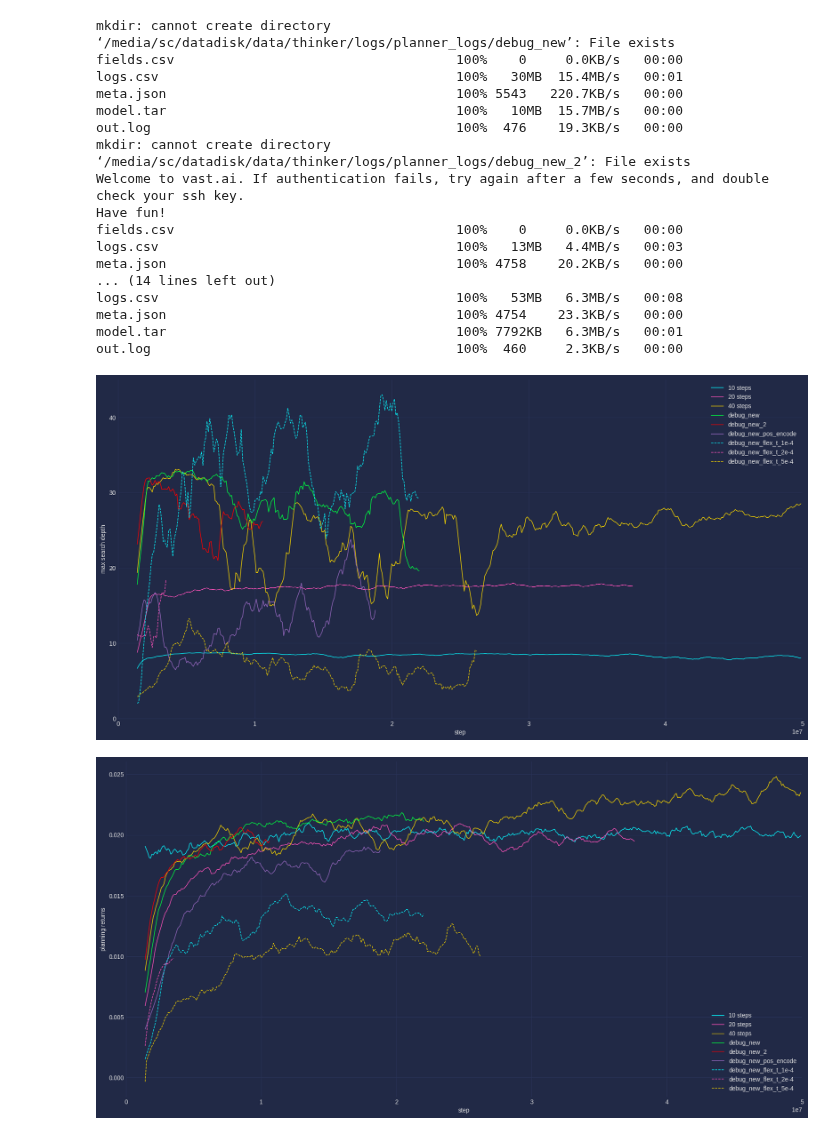
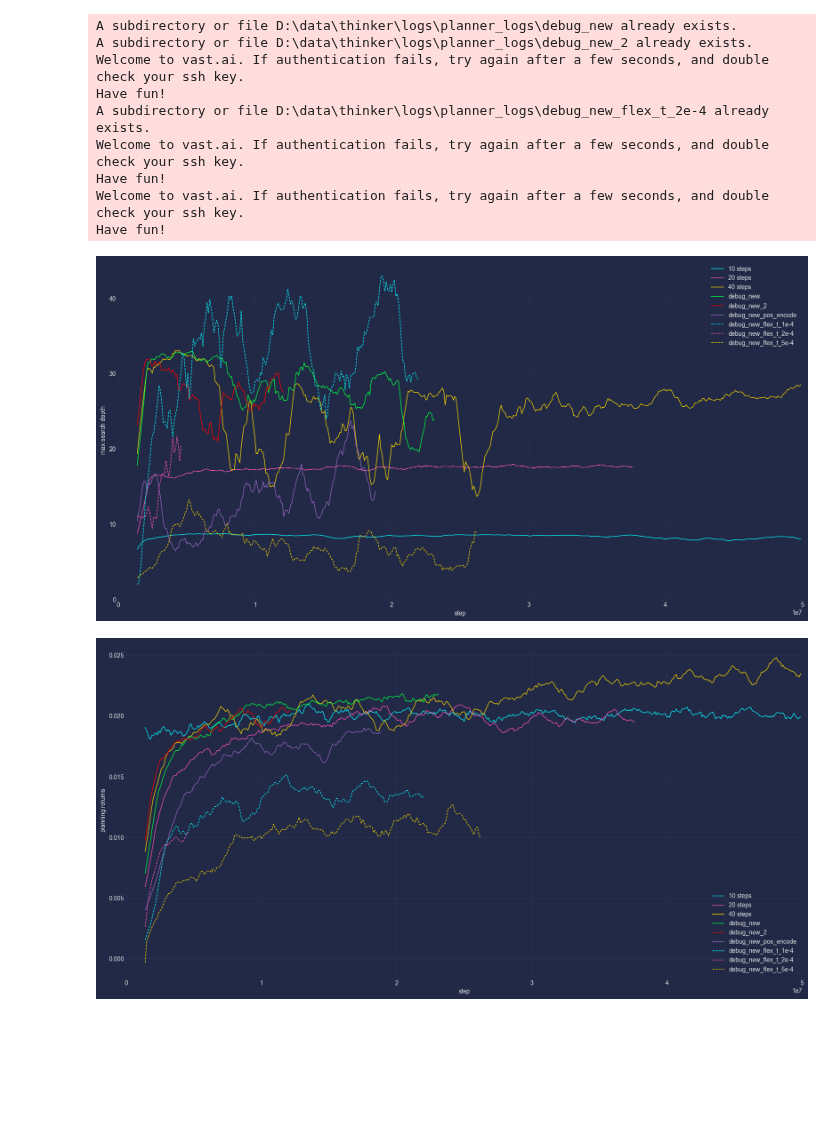
Before and after one commit to tuphs28/thinker_private_planning, a Jupyter notebook: plot.ipynb, the cells around one changed output. Drawn from its saved outputs; the diff is of its cells as text; code cells hidden in the pictures; blank space fills up the shorter version.

```diff
--- a/plot.ipynb
+++ b/plot.ipynb
@@ -160,49 +160,41 @@ def add_plan_step(stats):
 %matplotlib inline
 #%matplotlib qt
 
-dir = "/media/sc/datadisk/data/thinker/logs/planner_logs"
-#dir = "D:\\data\\thinker\\logs\\planner_logs"
+#dir = "/media/sc/datadisk/data/thinker/logs/planner_logs"
+dir = "D:\\data\\thinker\\logs\\planner_logs"
 download(dir, refresh=True, load=False)
 
 #style = None
 style = "cyberpunk"
 figsize = (20, 10)
 
 plot_dict = {
    "alstm_3_1_rec_n_10_rei_aug2_clip_mem1_imcost_1_perfect_treecarry_threscarry": "10 steps",
    "alstm_3_1_rec_n_20_rei_aug2_clip_mem1_imcost_1_perfect_treecarry_threscarry": "20 steps",
    "alstm_3_1_rec_n_40_rei_aug2_clip_mem1_imcost_1_perfect_treecarry_threscarry": "40 steps",
    "debug_new": "debug_new",
    "debug_new_2": "debug_new_2",
    "debug_new_pos_encode": "debug_new_pos_encode",
    "debug_new_flex_t_1e-4": "debug_new_flex_t_1e-4",
    "debug_new_flex_t_2e-4": "debug_new_flex_t_2e-4",
    "debug_new_flex_t_5e-4": "debug_new_flex_t_5e-4"
 }
 
 all_stats = download(dir, refresh=False, load=True, load_runs=plot_dict.keys())
 
 plot(all_stats, "max_rollout_depth", plot_dict, baseline=0, mv_avg=15, xlim=int(5e7), style=style, figsize=figsize)
 plot(all_stats, "rmean_im_episode_return", plot_dict, baseline=0, mv_avg=15, xlim=int(5e7), style=style, figsize=figsize)
 plot(all_stats, "mean_plan_step", plot_dict, baseline=0, mv_avg=15, xlim=int(5e7), style=style, figsize=figsize)
 plot(all_stats, "eps_ret", plot_dict, mv_avg=10, baseline=2, xlim=int(5e7), style=style, figsize=figsize)
 # %% [output]
-mkdir: cannot create directory ‘/media/sc/datadisk/data/thinker/logs/planner_logs/debug_new’: File exists
-fields.csv                                    100%    0     0.0KB/s   00:00
-logs.csv                                      100%   30MB  15.4MB/s   00:01
-meta.json                                     100% 5543   220.7KB/s   00:00
-model.tar                                     100%   10MB  15.7MB/s   00:00
-out.log                                       100%  476    19.3KB/s   00:00
-mkdir: cannot create directory ‘/media/sc/datadisk/data/thinker/logs/planner_logs/debug_new_2’: File exists
+A subdirectory or file D:\data\thinker\logs\planner_logs\debug_new already exists.
+A subdirectory or file D:\data\thinker\logs\planner_logs\debug_new_2 already exists.
 Welcome to vast.ai. If authentication fails, try again after a few seconds, and double check your ssh key.
 Have fun!
-fields.csv                                    100%    0     0.0KB/s   00:00
-logs.csv                                      100%   13MB   4.4MB/s   00:03
-meta.json                                     100% 4758    20.2KB/s   00:00
-... (14 lines left out)
-logs.csv                                      100%   53MB   6.3MB/s   00:08
-meta.json                                     100% 4754    23.3KB/s   00:00
-model.tar                                     100% 7792KB   6.3MB/s   00:01
-out.log                                       100%  460     2.3KB/s   00:00
+A subdirectory or file D:\data\thinker\logs\planner_logs\debug_new_flex_t_2e-4 already exists.
+Welcome to vast.ai. If authentication fails, try again after a few seconds, and double check your ssh key.
+Have fun!
+Welcome to vast.ai. If authentication fails, try again after a few seconds, and double check your ssh key.
+Have fun!
-[figure, old version]
+[figure, new version]
-[figure, old version]
+[figure, new version]
```
Also changed, not shown: parts of 1 cell of this notebook.
